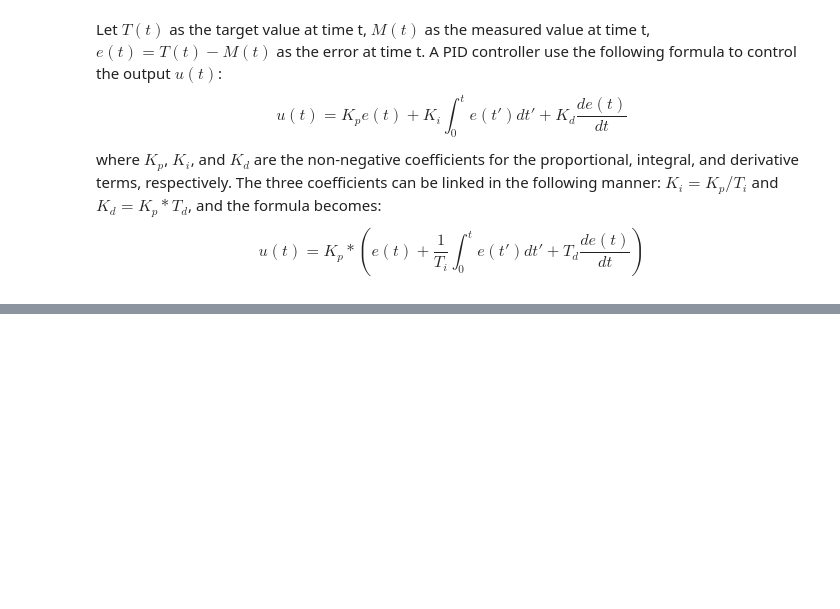
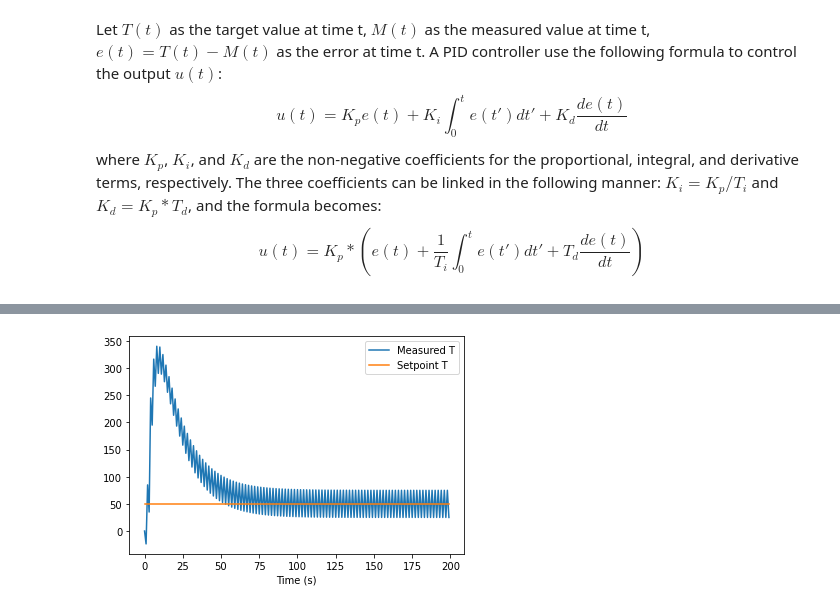
Before and after one commit to wqygh/pid_visualizer, a Jupyter notebook: README.ipynb, the cells around one changed output, grey strips where cells are left out. Cells and saved outputs as stored; diff of their text form; code cells hidden in the pictures; blank space fills up the shorter version.

```diff
--- a/README.ipynb
+++ b/README.ipynb
@@ -29,0 +34,5 @@ plt.show()
+# %%
+pid_1.update(p=0.5, i_t=20, d_t=10, loss=-50)
+quickplot(pid_1)
+# %% [output]
+[figure, added]
```
Also changed, not shown: parts of 3 cells of this notebook, 1 other file.
